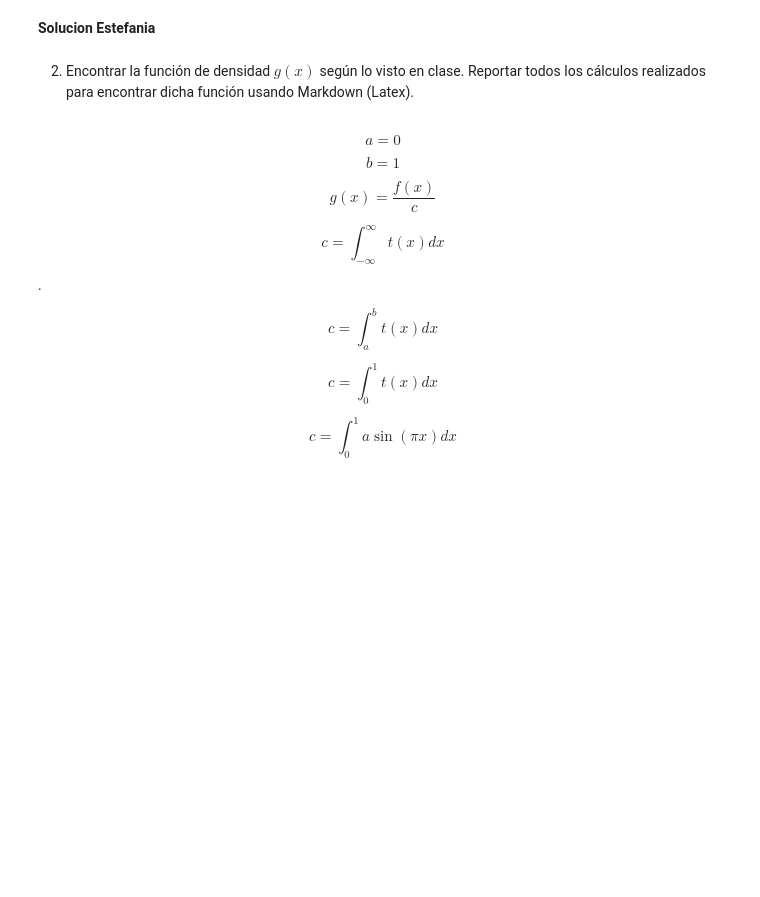
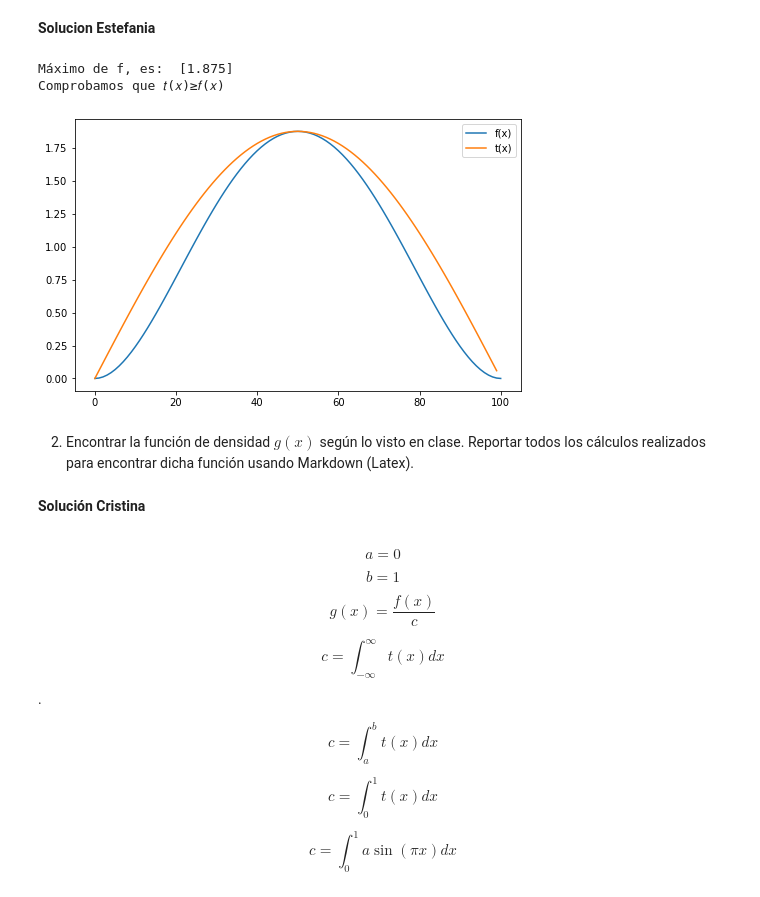
Before and after one commit to cristinalobera/Tarea6_CLobera_EMeza, a Jupyter notebook: Tarea6_CLobera_EMeza.ipynb, the cells around one changed output. Saved outputs shown, nothing was run; the diff lists cells and outputs as text; code cells hidden in the pictures; blank space fills up the shorter version.

```diff
--- a/Tarea6_CLobera_EMeza.ipynb
+++ b/Tarea6_CLobera_EMeza.ipynb
@@ -43,8 +43,35 @@ plt.legend()
 [figure]
 # %% [markdown]
 **Solucion Estefania**
+# %%
+
+def funcion(x):
+    return 30*(x**2 -2*x**3 + x**4)
+
+opt = funcion(optimize.fmin(lambda x:-funcion(x), 0, disp=False))
+
+def funcion_2(x):
+    return(opt*np.sin(np.pi*x))
+
+espacio = np.linspace(0,1,101)
+
+f = list(map(funcion, espacio))
+t = list(map(funcion_2, x))
+
+plt.figure(figsize=(8,5))
+plt.plot(f, label='f(x)');
+plt.plot(t, label='t(x)');
+plt.legend()
+print('Máximo de f, es: ', opt)
+print('Comprobamos que 𝑡(𝑥)≥𝑓(𝑥)')
+# %% [output]
+Máximo de f, es:  [1.875]
+Comprobamos que 𝑡(𝑥)≥𝑓(𝑥)
+[figure, added]
 # %% [markdown]
 2. Encontrar la función de densidad $g(x)$ según lo visto en clase. Reportar todos los cálculos realizados para encontrar dicha función usando Markdown (Latex).
+# %% [markdown]
+**Solución Cristina**
 # %% [markdown]
 $$a=0$$
 
```
Also changed, not shown: parts of 17 cells of this notebook.
